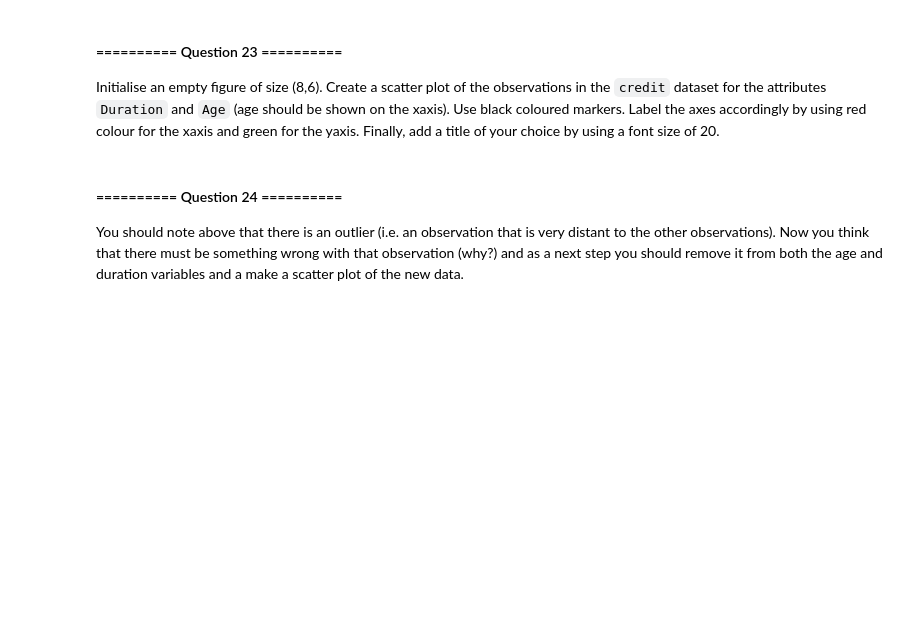
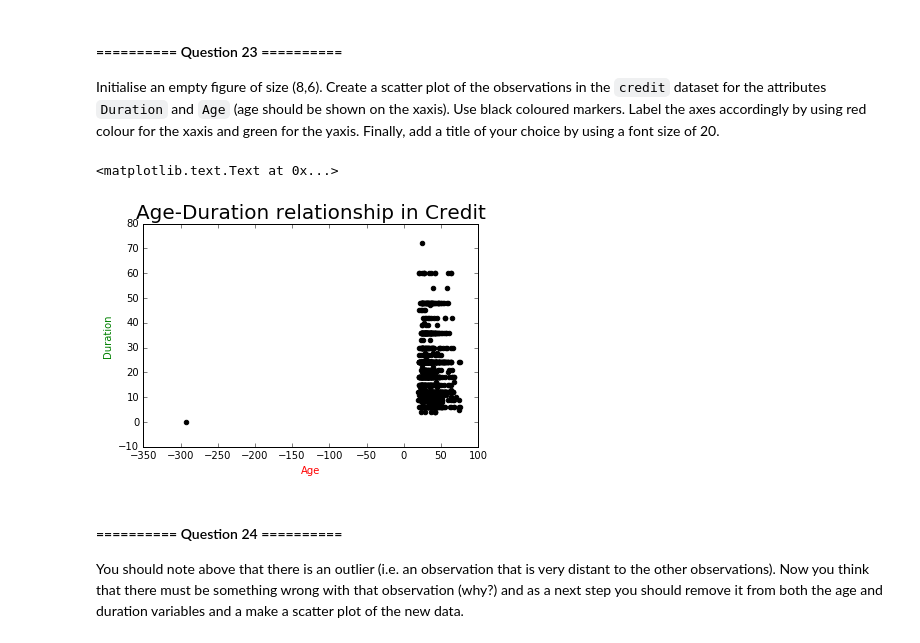
Before and after one commit to Dr-Alan-Turing/IAMachineLearning, a Jupyter notebook: 01_Lab_1_Introduction.ipynb, the cells around one changed output. Drawn from its saved outputs; the diff is of its cells as text; code cells hidden in the pictures; blank space fills up the shorter version.

```diff
--- a/01_Lab_1_Introduction.ipynb
+++ b/01_Lab_1_Introduction.ipynb
@@ -1179,3 +1183,15 @@ Initialise an empty figure of size (8,6). Create a scatter plot of the observati
+# %%
+# Your code goes here
+a = credit["Age"].values
+d = credit["Duration"].values
+
+ax = plt.scatter(a, d, color='black')
+plt.title('Age-Duration relationship in Credit', fontsize=20)
+plt.xlabel('Age', color='red')
+plt.ylabel('Duration', color='green')
+# %% [output]
+<matplotlib.text.Text at 0x...>
+[figure, added]
 # %% [markdown]
 #### ========== Question 24 ==========
 You should note above that there is an outlier (i.e. an observation that is very distant to the other observations). Now you think that there must be something wrong with that observation (why?) and as a next step you should remove it from both the age and duration variables and a make a scatter plot of the new data.
```
Also changed, not shown: parts of 7 cells of this notebook.
